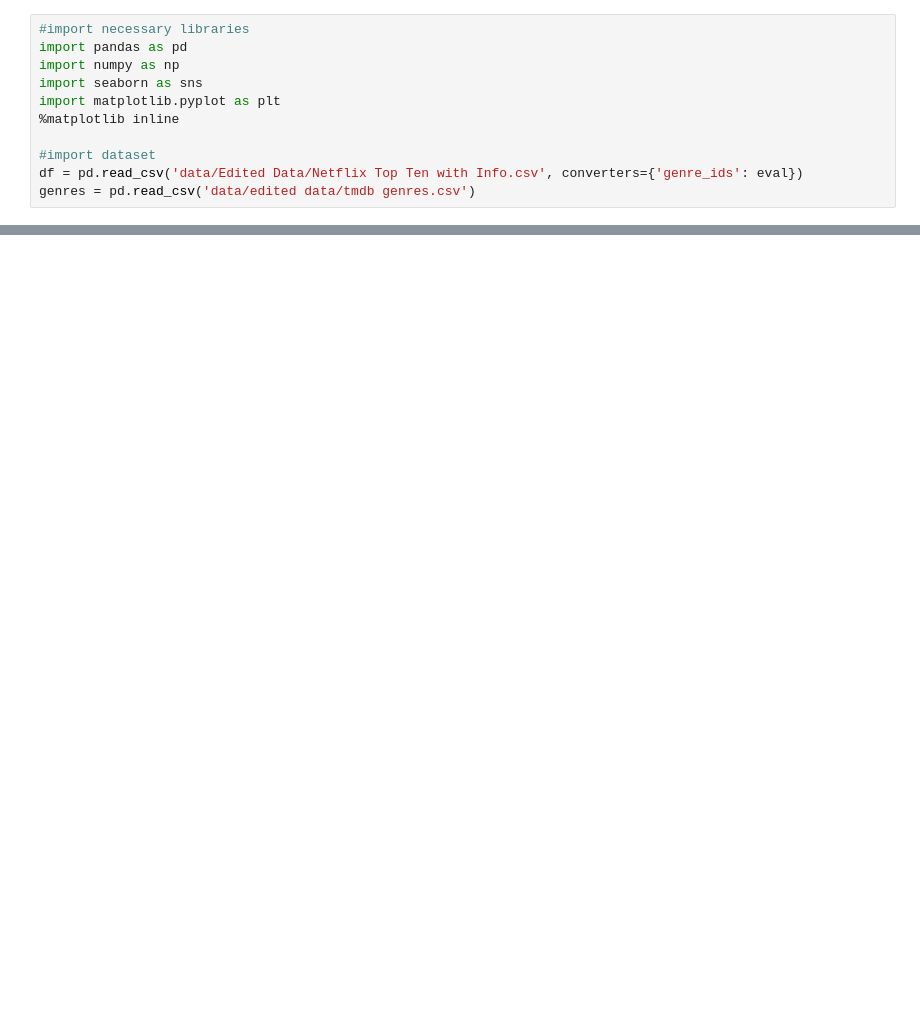
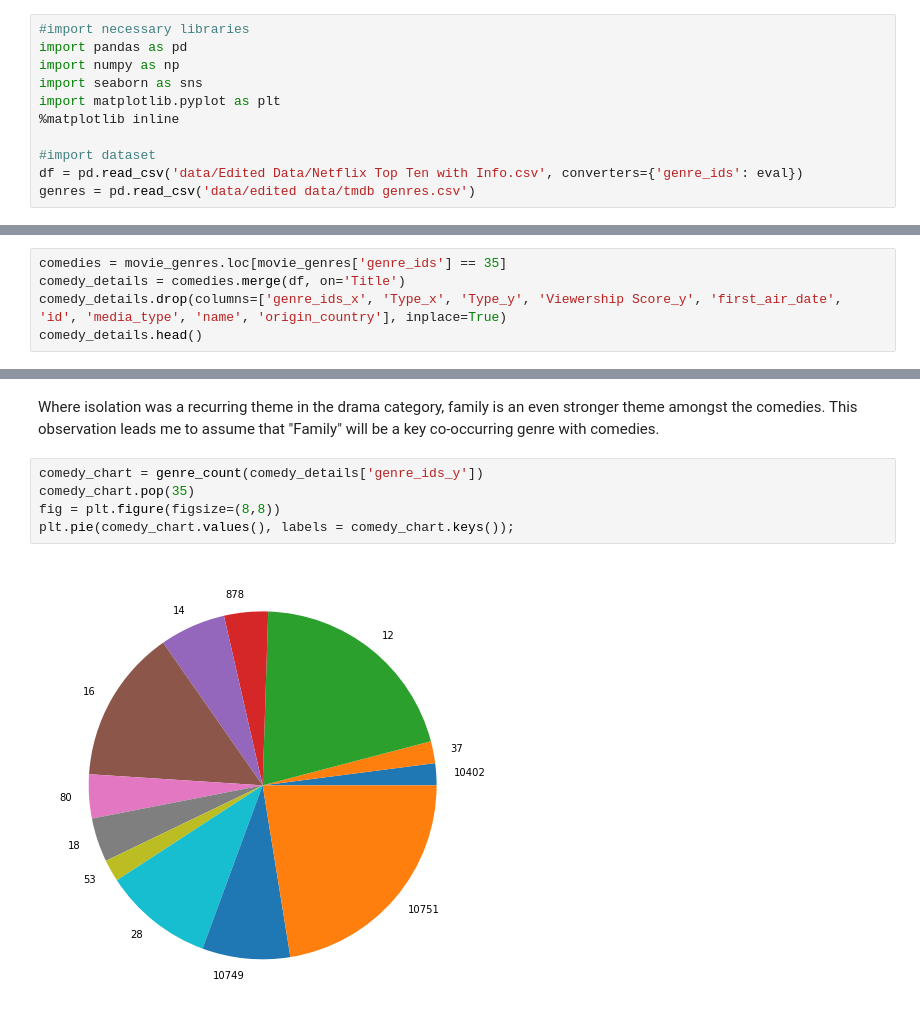
Before and after one commit to zelda4669/movie-data-analysis, a Jupyter notebook: Netflix Top Ten.ipynb, the cells around one changed output, grey strips where cells are left out. Drawn from its saved outputs; the diff is of its cells as text; blank space fills up the shorter version.

```diff
--- a/Netflix Top Ten.ipynb
+++ b/Netflix Top Ten.ipynb
@@ -56,0 +114,5 @@ Briefly examining the synopses for the ten most popular dramas on Netflix in 202
+# %%
+comedies = movie_genres.loc[movie_genres['genre_ids'] == 35]
+comedy_details = comedies.merge(df, on='Title')
+comedy_details.drop(columns=['genre_ids_x', 'Type_x', 'Type_y', 'Viewership Score_y', 'first_air_date', 'id', 'media_type', 'name', 'origin_country'], inplace=True)
+comedy_details.head()
@@ -56,0 +148,9 @@ Briefly examining the synopses for the ten most popular dramas on Netflix in 202
+# %% [markdown]
+Where isolation was a recurring theme in the drama category, family is an even stronger theme amongst the comedies. This observation leads me to assume that "Family" will be a key co-occurring genre with comedies.
+# %%
+comedy_chart = genre_count(comedy_details['genre_ids_y'])
+comedy_chart.pop(35)
+fig = plt.figure(figsize=(8,8))
+plt.pie(comedy_chart.values(), labels = comedy_chart.keys());
+# %% [output]
+[figure, added]
```
Also changed, not shown: parts of 25 cells of this notebook.
